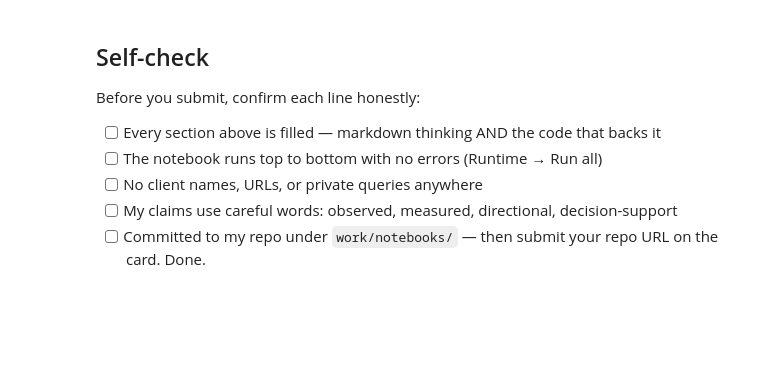
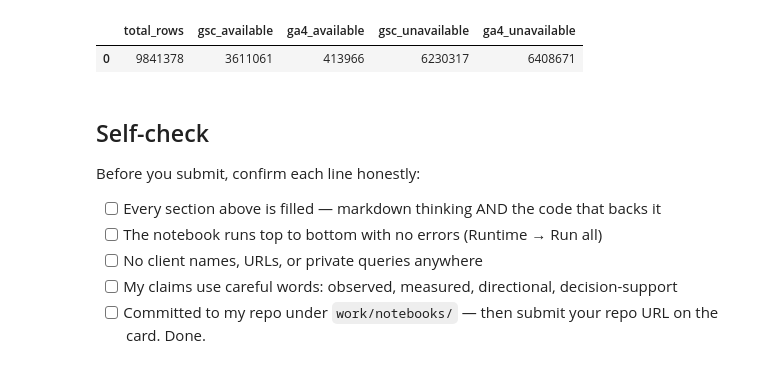
Before and after one commit to kashafejaz50-cell/Flyrank_ML_Internship, a Jupyter notebook: work/notebooks/w03_data_contract.ipynb, the cells around one changed output. Cells and saved outputs as stored; diff of their text form; code cells hidden in the pictures; blank space fills up the shorter version.

```diff
--- a/work/notebooks/w03_data_contract.ipynb
+++ b/work/notebooks/w03_data_contract.ipynb
@@ -37,3 +321,21 @@ This skeleton is yours to fill. Work the sections **in order** — each one has
+# %%
+# This cell is for CODE (numbers, a query, a check).
+# Verify data availability across the selected month
+
+limits_query = f"""
+SELECT
+    COUNT(*) AS total_rows,
+    COUNT(*) FILTER (WHERE gsc_data_available IS TRUE) AS gsc_available,
+    COUNT(*) FILTER (WHERE ga4_data_available IS TRUE) AS ga4_available,
+    COUNT(*) FILTER (WHERE gsc_data_available IS FALSE) AS gsc_unavailable,
+    COUNT(*) FILTER (WHERE ga4_data_available IS FALSE) AS ga4_unavailable
+FROM read_parquet('{march_path}')
+"""
+
+con.sql(limits_query).df()
+# %% [output]
+|  | total_rows | gsc_available | ga4_available | gsc_unavailable | ga4_unavailable |
+| 0 | 9841378 | 3611061 | 413966 | 6230317 | 6408671 |
 # %% [markdown]
 ## Self-check
 
```
Also changed, not shown: parts of 31 cells of this notebook.
